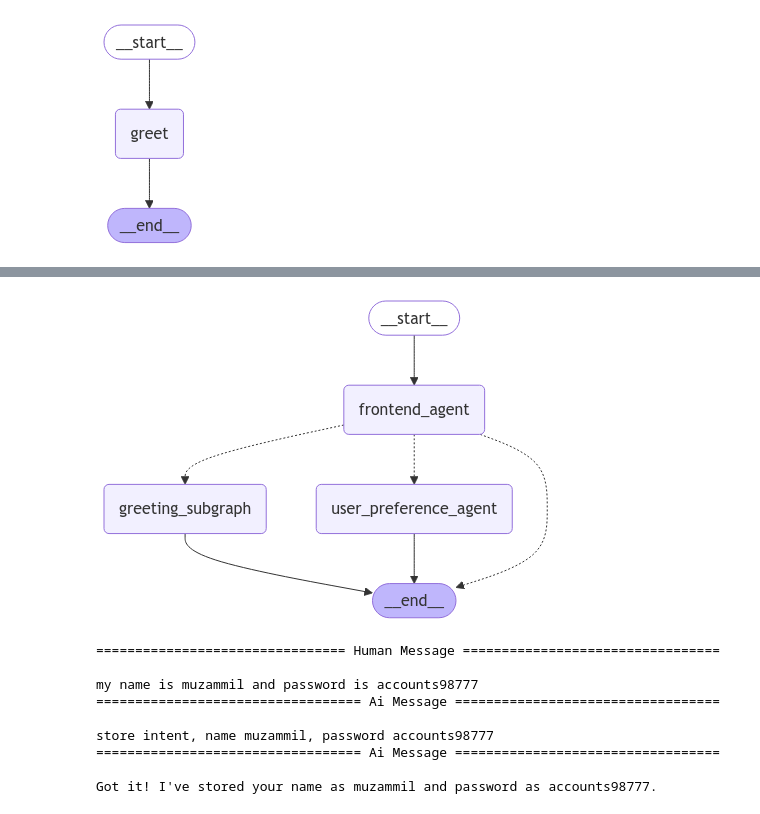
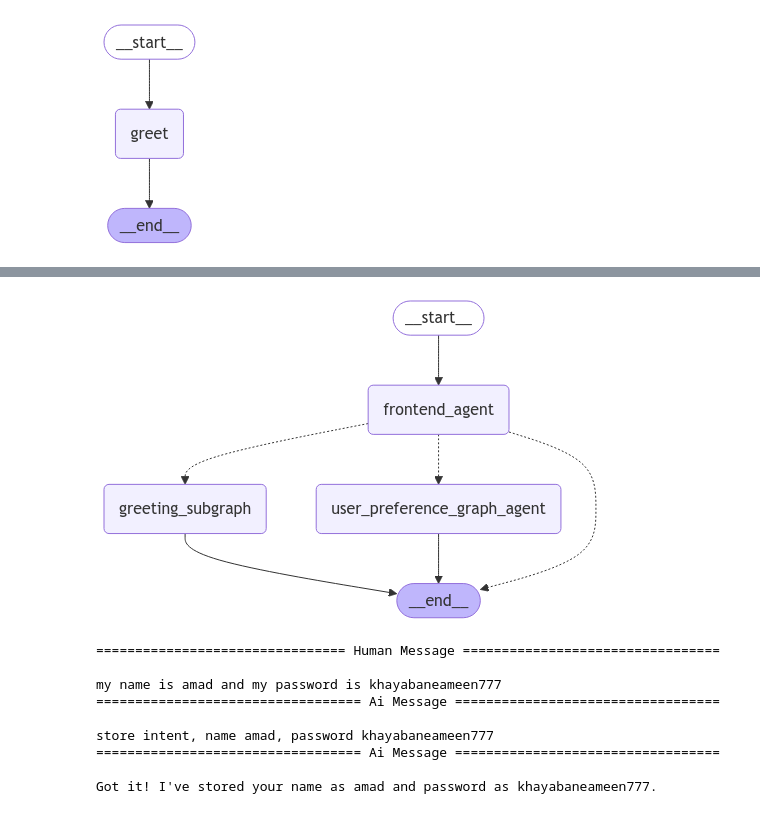
Before and after one commit to hashmi633/AI-Projects, a Jupyter notebook: langgraph-projects/user_preferences/user_preferences.ipynb, the cells around one changed output, grey strips where cells are left out. Drawn from its saved outputs; the diff is of its cells as text; code cells hidden in the pictures.

Commit message:
preference agent created

```diff
--- a/langgraph-projects/user_preferences/user_preferences.ipynb
+++ b/langgraph-projects/user_preferences/user_preferences.ipynb
@@ -144,7 +140,7 @@ display(Image(greeting_subgraph.get_graph(xray=True).draw_mermaid_png()))
 # %%
 def routing_function(state: FrontendState):
   if state['is_greeting_route']== False:
-    return "user_preference_agent"
+    return "user_preference_graph_agent"
   return "greeting_subgraph"
 # %%
 system_message = SystemMessage(content="""
@@ -191,3 +187,13 @@ def user_preference_agent(state: FrontendState):
 
     # 5) Return the updated state (including the LLM's natural language response)
     return state
+# %%
+preference_graph_builder = StateGraph(FrontendState)
+preference_graph_builder.add_node("user_preference_graph_agent", user_preference_agent)
+
+preference_graph_builder.add_edge(START, "user_preference_graph_agent")
+preference_graph_builder.add_edge("user_preference_graph_agent", END)
+
+user_preference_graph_agent = preference_graph_builder.compile()
+
+display(Image(user_preference_graph_agent.get_graph(xray=True).draw_mermaid_png()))
@@ -194,31 +202,32 @@ def user_preference_agent(state: FrontendState):
 # %%
 from langgraph.graph import StateGraph, START, END
 from IPython.display import Image, display
 from langgraph.checkpoint.memory import MemorySaver
 
 
 builder = StateGraph(FrontendState)
 builder.add_node("frontend_agent", frontend_agent)
-builder.add_node("user_preference_agent", user_preference_agent)
 builder.add_node("greeting_subgraph", greeting_subgraph)
+builder.add_node("user_preference_graph_agent", user_preference_graph_agent)
+
 
 builder.add_edge(START, "frontend_agent")
 builder.add_conditional_edges("frontend_agent", routing_function)
 builder.add_edge("greeting_subgraph", END)
-builder.add_edge("user_preference_agent", END)
+builder.add_edge("user_preference_graph_agent", END)
 
 
 graph = builder.compile()
 
 
 memory = MemorySaver()
 graph_memory = builder.compile(checkpointer=memory)
 
 display(Image(graph.get_graph(xray=True).draw_mermaid_png()))
 # %% [output]
-[figure, old version]
+[figure, new version]
 # %%
-messages = [HumanMessage(content="my name is muzammil and password is accounts98777")]
+messages = [HumanMessage(content="my name is amad and my password is khayabaneameen777")]
 thread_config = {"configurable": {"thread_id": "1"}}
 
 messages1 = graph.invoke({"messages": messages}, thread_config)
@@ -229,10 +238,10 @@ for m in messages1["messages"]:
 # %% [output]
 ================================ Human Message =================================
 
-my name is muzammil and password is accounts98777
+my name is amad and my password is khayabaneameen777
 ================================== Ai Message ==================================
 
-store intent, name muzammil, password accounts98777
+store intent, name amad, password khayabaneameen777
 ================================== Ai Message ==================================
 
-Got it! I've stored your name as muzammil and password as accounts98777.
+Got it! I've stored your name as amad and password as khayabaneameen777.
```
Also changed, not shown: parts of 8 cells of this notebook, 2 other files.
